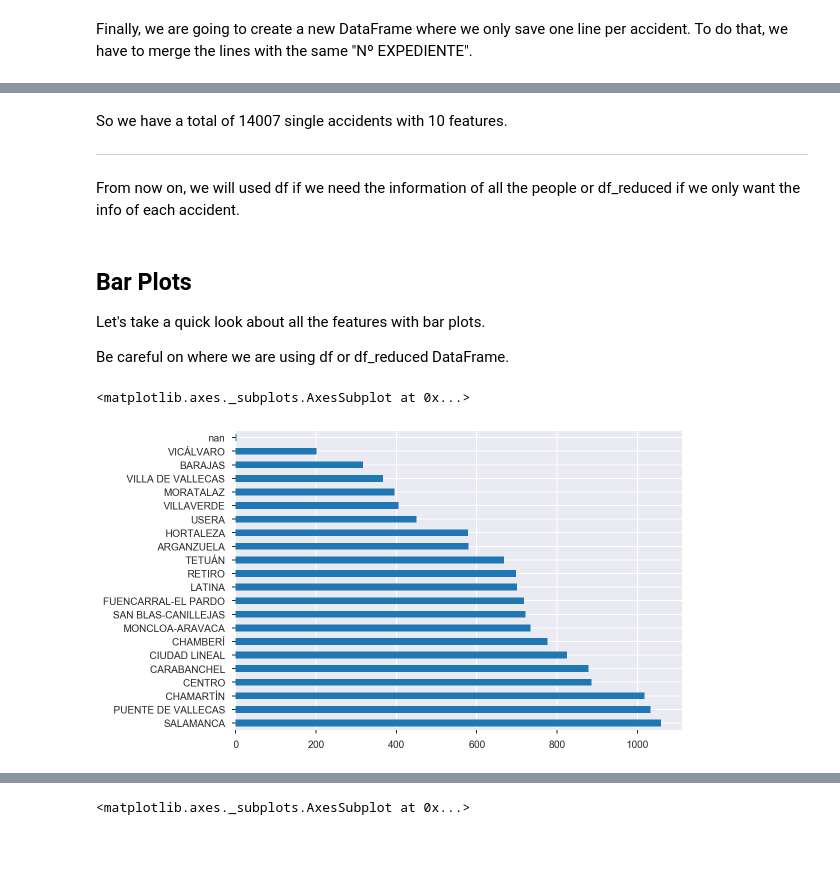
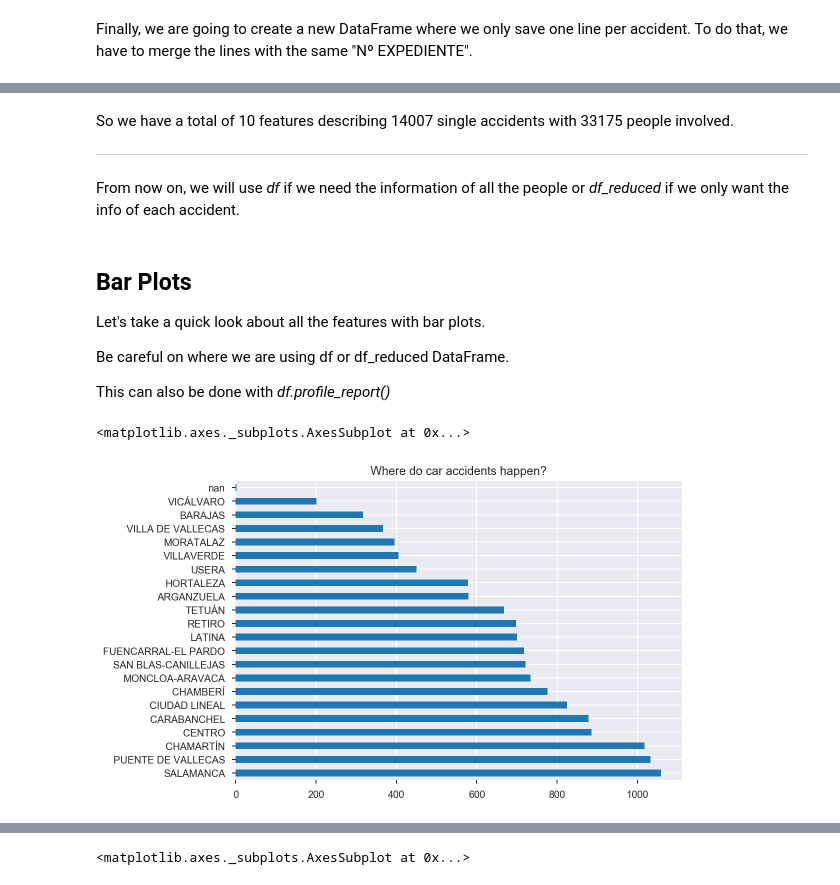
Before and after one commit to pablorodriper/madrid-open-data, a Jupyter notebook: traffic_accidents.ipynb, the cells around one changed output, grey strips where cells are left out. Cells and saved outputs as stored; diff of their text form; code cells hidden in the pictures; blank space fills up the shorter version.

Commit message:
Add bar plots

```diff
--- a/traffic_accidents.ipynb
+++ b/traffic_accidents.ipynb
@@ -93,20 +93,22 @@ df_reduced
 # %% [markdown]
-So we have a total of 14007 single accidents with 10 features.
+So we have a total of 10 features describing 14007 single accidents with 33175 people involved.
 
 ---
 
-From now on, we will used df if we need the information of all the people or df_reduced if we only want the info of each accident.
+From now on, we will use _df_ if we need the information of all the people or _df_reduced_ if we only want the info of each accident.
 # %% [markdown]
 ## Bar Plots
 
 Let's take a quick look about all the features with bar plots.
 
 Be careful on where we are using df or df_reduced DataFrame.
+
+This can also be done with _df.profile_report()_
 # %%
 #fig, ax = plt.subplots(2, 1, sharex='col', sharey='row', figsize=(7,10))
 
 #df['DISTRITO'].value_counts(dropna=False).plot.barh(ax=ax[0])
-df_reduced['DISTRITO'].value_counts(dropna=False).plot.barh()
+df_reduced['DISTRITO'].value_counts(dropna=False).plot.barh(title="Where do car accidents happen?")
 # %% [output]
 <matplotlib.axes._subplots.AxesSubplot at 0x...>
-[figure, old version]
+[figure, new version]
```
Also changed, not shown: parts of 16 cells of this notebook.
